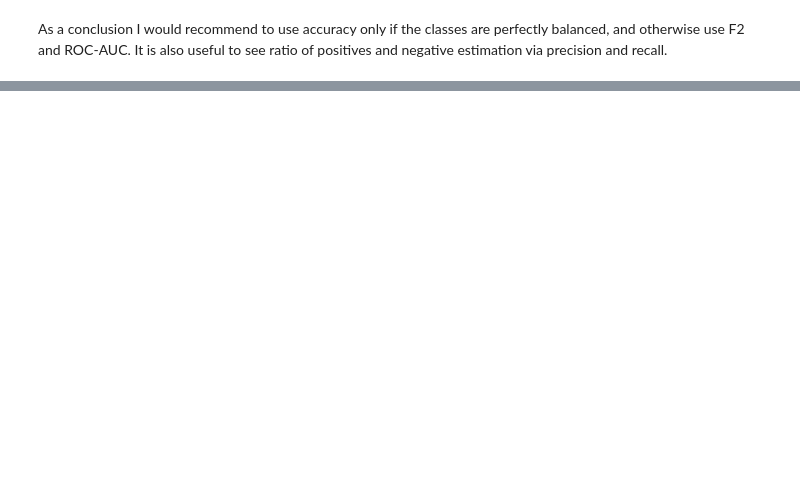
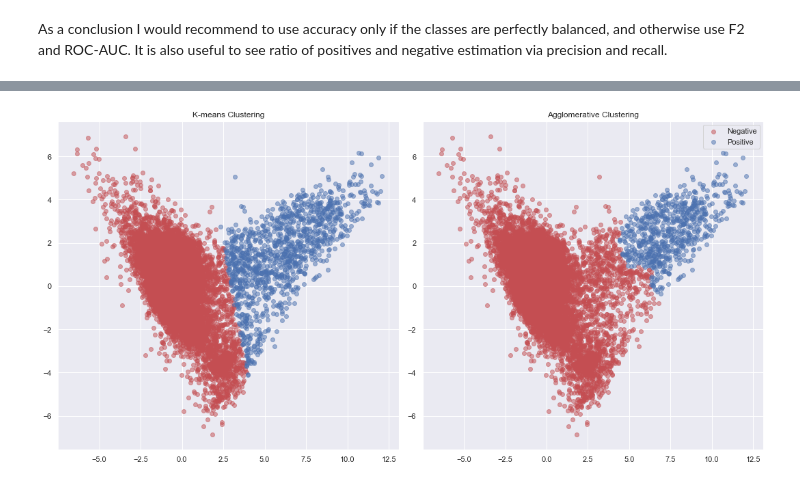
Before and after one commit to ophirshurany/Data-Science-, a Jupyter notebook: Task 2/data_science_2nd_task.ipynb, the cells around one changed output, grey strips where cells are left out. Cells and saved outputs as stored; diff of their text form; code cells hidden in the pictures; blank space fills up the shorter version.

```diff
--- a/Task 2/data_science_2nd_task.ipynb
+++ b/Task 2/data_science_2nd_task.ipynb
@@ -207,3 +409,31 @@ As a conclusion I would recommend to use accuracy only if the classes are perfec
+# %%
+from matplotlib.pyplot import cm
+n=2
+colors = ['r','b']
+f, (ax1, ax2) = plt.subplots(1, 2, figsize=(15,7.5))
+
+km = KMeans(n_clusters= n , random_state=0)
+y_km = km.fit_predict(reduced_data)
+
+for i in range(n):
+    ax1.scatter(reduced_data[y_km==i,0], reduced_data[y_km==i,1], c=colors[i], marker='o',alpha=0.5)
+ax1.set_title('K-means Clustering')
+
+
+ac = AgglomerativeClustering(n_clusters=n, affinity='euclidean', linkage='complete')
+y_ac = ac.fit_predict(reduced_data)
+
+for i in range(n):
+    ax2.scatter(reduced_data[y_ac==i,0], reduced_data[y_ac==i,1], c=colors[i], marker='o',alpha=0.5)
+ax2.set_title('Agglomerative Clustering')
+# Put a legend below current axis
+plt.legend(["Negative","Positive"])
+
+plt.tight_layout()
+
+plt.show()
+# %% [output]
+[figure, added]
 # %%
 print("--- %s minutes ---" % (round(time.time()/60 - start_time/60,2)))
 # %% [output]
```
Also changed, not shown: parts of 17 cells of this notebook, 12 other files.
